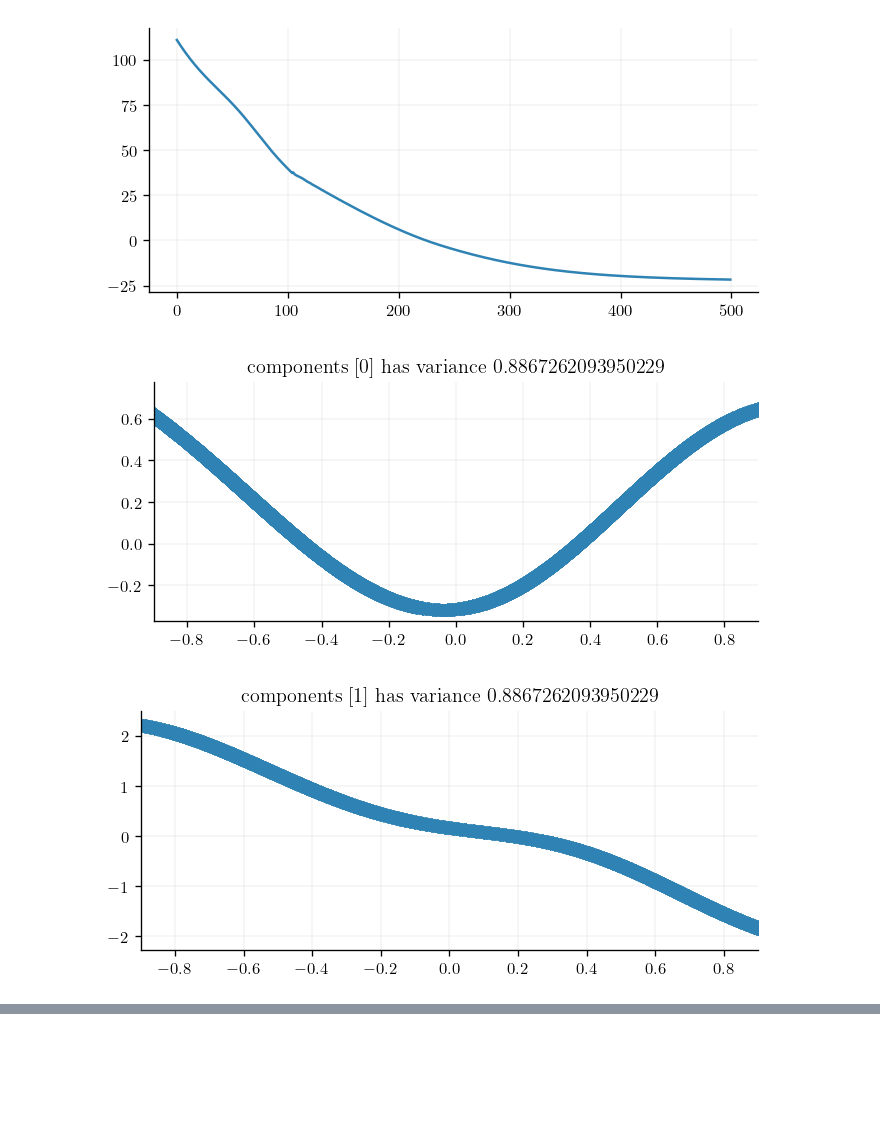
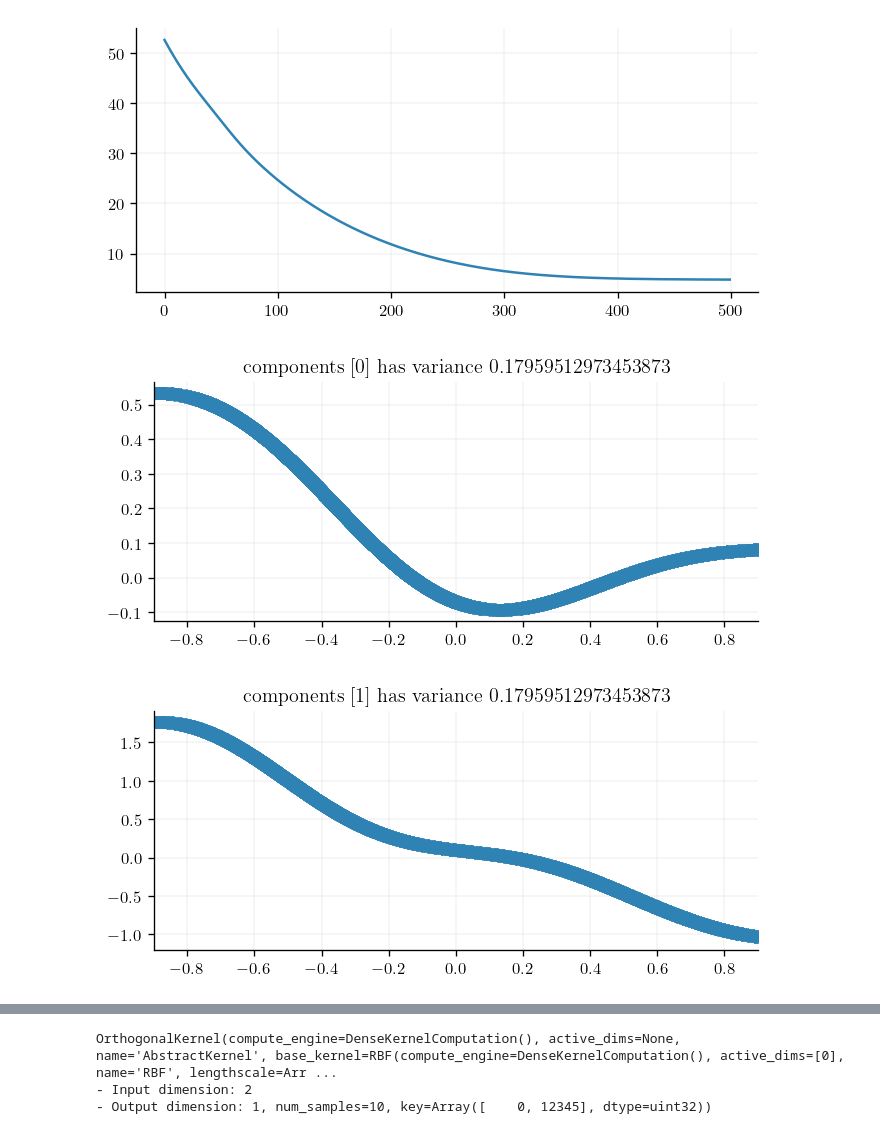
Before and after one commit to JaxGaussianProcesses/GPJax, a Jupyter notebook: docs/examples/OAK.ipynb, the cells around one changed output, grey strips where cells are left out. Cells and saved outputs as stored; diff of their text form; code cells hidden in the pictures; blank space fills up the shorter version.

```diff
--- a/docs/examples/OAK.ipynb
+++ b/docs/examples/OAK.ipynb
@@ -45,6 +47,6 @@ colors = rcParams["axes.prop_cycle"].by_key()["color"]
 No GPU/TPU found, falling back to CPU. (Set TF_CPP_MIN_LOG_LEVEL=0 and rerun for more info.)
 # %%
-n = 100
+n = 50
 d=2
 noise = jnp.sqrt(0.01)
 # key, subkey = jr.split(key)
@@ -309,6 +300,10 @@ plt.colorbar()
 # %%
-base_kernel = RBFOrthogonalKernel(lengthscale=jnp.array([1.0, 1.0]))
-kernel = OrthogonalAdditiveKernel(interaction_variances=jnp.array([1.0,1.0]), max_interaction_depth=1,  base_kernel = base_kernel)
+kernel = OrthogonalAdditiveKernel(
+    interaction_variances=jnp.array([1.0,1.0]),
+    max_interaction_depth=1,
+    base_kernels = [gpx.kernels.RBF(active_dims=[0]), gpx.kernels.RBF(active_dims=[1])],
+    dataset=D
+    )
 meanf = gpx.mean_functions.Zero()
 prior = gpx.Prior(mean_function=meanf, kernel=kernel)
 likelihood = gpx.Gaussian(num_datapoints=D.n, obs_noise=0.1)
@@ -337,6 +332,10 @@ plt.colorbar()
 # %%
-base_kernel = RBFOrthogonalKernel(lengthscale=jnp.array([1.0, 1.0]))
-kernel = OrthogonalAdditiveKernel(interaction_variances=jnp.array([1.0,1.0,1.0]), max_interaction_depth=2,  base_kernel = base_kernel)
+kernel = OrthogonalAdditiveKernel(
+    interaction_variances=jnp.array([1.0,1.0, 1.0]),
+    max_interaction_depth=2,
+    base_kernels = [gpx.kernels.RBF(active_dims=[0]), gpx.kernels.RBF(active_dims=[1])],
+    dataset=D
+    )
 meanf = gpx.mean_functions.Zero()
 prior = gpx.Prior(mean_function=meanf, kernel=kernel)
 likelihood = gpx.Gaussian(num_datapoints=D.n, obs_noise=0.1)
@@ -350,33 +349,33 @@ opt_posterior, history = gpx.fit(
     num_iters=500,
     safe=True,
     key=key,
 )
 plt.plot(history)
 
 
 def plot_posterior_with_components(kernel, components):
     if len(components)>2 or len(components)==0:
         raise ValueError("Can only plot 1D or 2D")
     specific_kernel =  kernel.return_specific_contribution(components)
     specific_posterior= gpx.Prior(mean_function=meanf, kernel=specific_kernel)* likelihood
     mean =  specific_posterior.predict(xplot, D).mean()
     if len(components)==1:
         plt.figure()
         plt.scatter(xplot[:,components[0]], mean)
         plt.title(f"components {components} has variance {kernel.interaction_variances[len(components)]}")
         plt.xlim(-0.9,0.9)
         #plt.scatter(x[:,components[0]],y[:,0], color="red", s=10.0)
     elif len(components)==2:
         plt.figure()
         plt.scatter(xplot[:,0], xplot[:,1], c=mean)
         plt.title(f"components {components} has variance {kernel.interaction_variances[len(components)]}")
         plt.colorbar()
         #plt.scatter(x[:,0], x[:,1], color="red", s=10.0)
 
 plot_posterior_with_components(opt_posterior.prior.kernel, [0])
 plot_posterior_with_components(opt_posterior.prior.kernel, [1])
 plot_posterior_with_components(opt_posterior.prior.kernel, [0,1])
 # %% [output]
-[figure, old version]
+[figure, new version]
-[figure, old version]
+[figure, new version]
-[figure, old version]
+[figure, new version]
@@ -383,0 +383,6 @@ plot_posterior_with_components(opt_posterior.prior.kernel, [0,1])
+# %%
+opt_posterior.prior.kernel.ortho_kernels[0]
+# %% [output]
+OrthogonalKernel(compute_engine=DenseKernelComputation(), active_dims=None, name='AbstractKernel', base_kernel=RBF(compute_engine=DenseKernelComputation(), active_dims=[0], name='RBF', lengthscale=Arr ...
+- Input dimension: 2
+- Output dimension: 1, num_samples=10, key=Array([    0, 12345], dtype=uint32))
```
Also changed, not shown: parts of 6 cells of this notebook.
